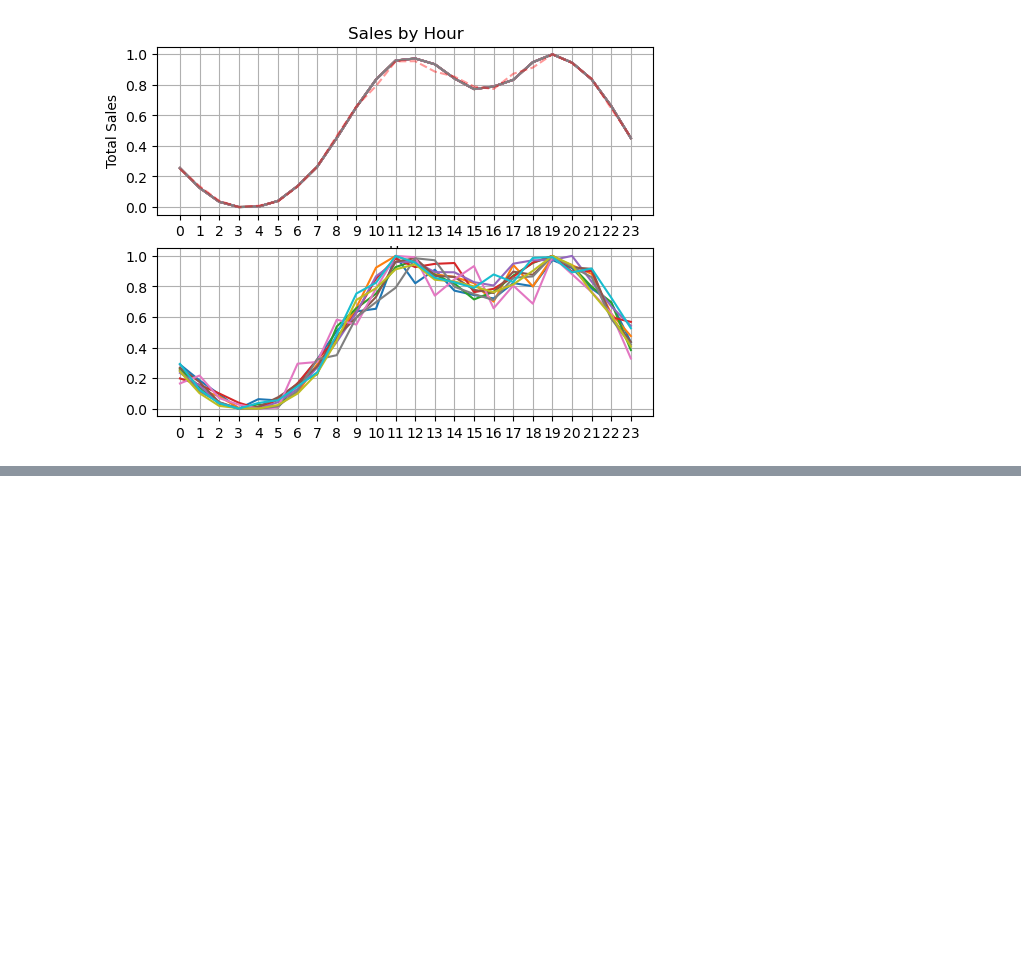
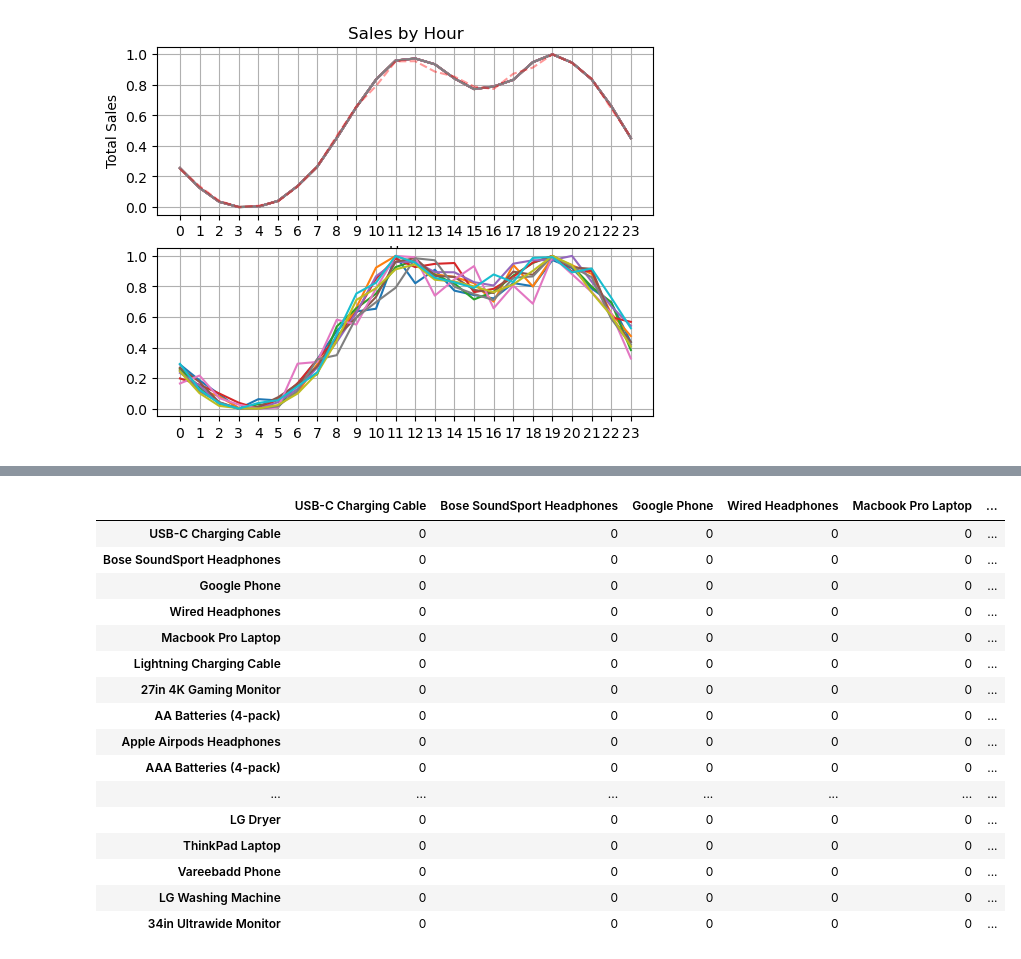
Before and after one commit to SergioMoraCodes/Pandas-Data-Science-Tasks, a Jupyter notebook: SalesAnalysis/Analysis.ipynb, the cells around one changed output, grey strips where cells are left out. Drawn from its saved outputs; the diff is of its cells as text; code cells hidden in the pictures; blank space fills up the shorter version.

Commit message:
answer last question, but i think maybe its wrong, need to check results

```diff
--- a/SalesAnalysis/Analysis.ipynb
+++ b/SalesAnalysis/Analysis.ipynb
@@ -69,6 +69,7 @@ monthly.plot.bar()
 ### What city has the greates number of sales?
 # %%
 df['Purchase Address'] = df['Purchase Address'].astype('string') #convert the object type into string
+df['Product'] = df['Product'].astype('string') #convert the object type into string
 # %%
 df['Purchase Address'].dtype
 # %% [output]
@@ -167,0 +173,2 @@ axs[1].grid()
+# %%
+df1 = df
@@ -167,0 +191,7 @@ axs[1].grid()
+# %%
+prod_names = df1['Product'].unique().tolist()
+prod_dic = {}
+for item in prod_names:
+    prod_dic[item] = {i:0 for i in prod_names if i!=item}
+
+prod_dic[prod_names[0]]
@@ -167,0 +217,22 @@ axs[1].grid()
+# %%
+aux_df = pd.DataFrame(index=prod_names, columns=prod_names)
+aux_df.fillna(0, inplace=True)
+aux_df
+# %% [output]
+|  | USB-C Charging Cable | Bose SoundSport Headphones | Google Phone | Wired Headphones | Macbook Pro Laptop | ... |
+| USB-C Charging Cable | 0 | 0 | 0 | 0 | 0 | ... |
+| Bose SoundSport Headphones | 0 | 0 | 0 | 0 | 0 | ... |
+| Google Phone | 0 | 0 | 0 | 0 | 0 | ... |
+| Wired Headphones | 0 | 0 | 0 | 0 | 0 | ... |
+| Macbook Pro Laptop | 0 | 0 | 0 | 0 | 0 | ... |
+| Lightning Charging Cable | 0 | 0 | 0 | 0 | 0 | ... |
+| 27in 4K Gaming Monitor | 0 | 0 | 0 | 0 | 0 | ... |
+| AA Batteries (4-pack) | 0 | 0 | 0 | 0 | 0 | ... |
+| Apple Airpods Headphones | 0 | 0 | 0 | 0 | 0 | ... |
+| AAA Batteries (4-pack) | 0 | 0 | 0 | 0 | 0 | ... |
+| ... | ... | ... | ... | ... | ... | ... |
+| LG Dryer | 0 | 0 | 0 | 0 | 0 | ... |
+| ThinkPad Laptop | 0 | 0 | 0 | 0 | 0 | ... |
+| Vareebadd Phone | 0 | 0 | 0 | 0 | 0 | ... |
+| LG Washing Machine | 0 | 0 | 0 | 0 | 0 | ... |
+| 34in Ultrawide Monitor | 0 | 0 | 0 | 0 | 0 | ... |
```
Also changed, not shown: parts of 10 cells of this notebook.
